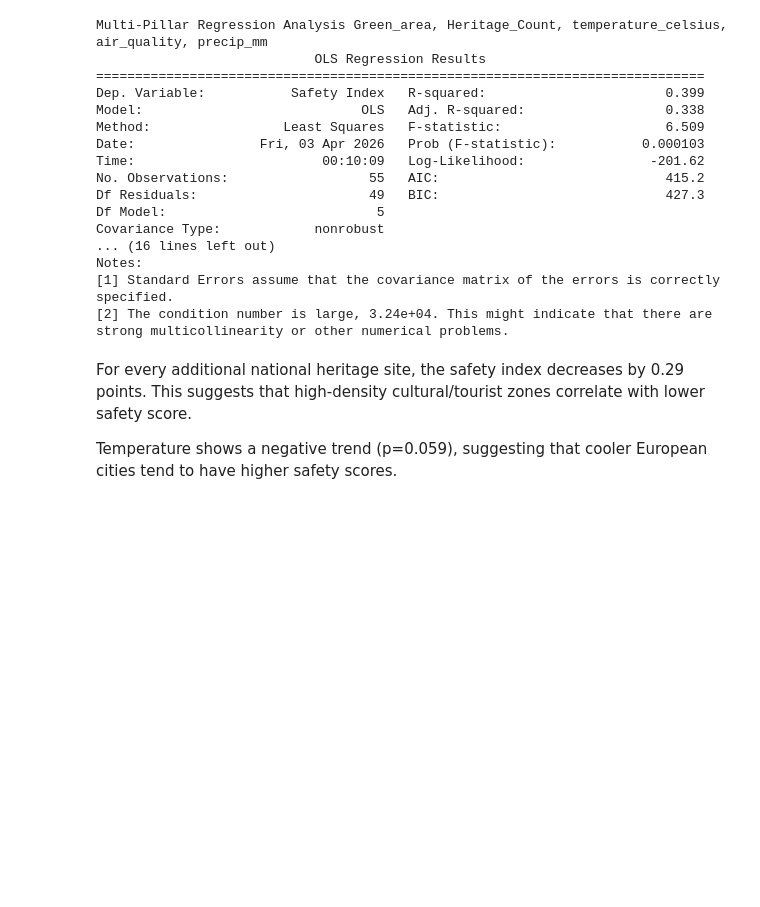
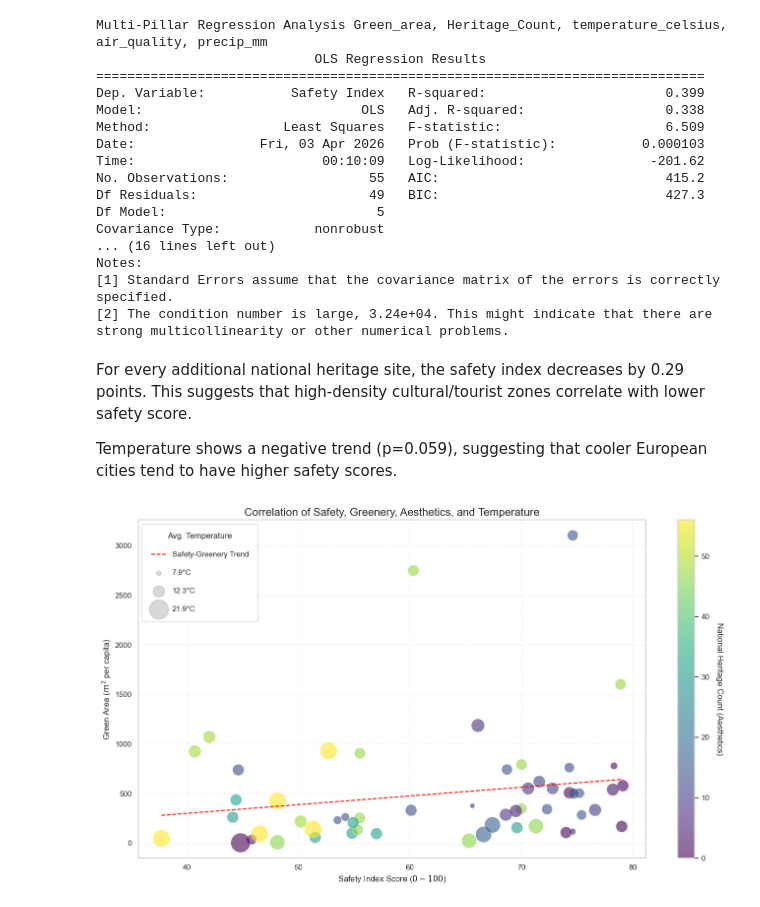
Before and after one commit to AoifeMurphy02/DAV_Specification_Index_Generation_and_Visualization, a Jupyter notebook: HGW_Index.ipynb, the cells around one changed output. Cells and saved outputs as stored; diff of their text form; code cells hidden in the pictures; blank space fills up the shorter version.

Commit message:
📊 feat: upgrade index scatter plot.
 - mapping temperature to bubble size and heritage to color

```diff
--- a/HGW_Index.ipynb
+++ b/HGW_Index.ipynb
@@ -602,3 +602,45 @@ strong multicollinearity or other numerical problems.
 For every additional national heritage site, the safety index decreases by 0.29 points. This suggests that high-density cultural/tourist zones correlate with lower safety score.
 
 Temperature shows a negative trend (p=0.059), suggesting that cooler European cities tend to have higher safety scores.
+# %%
+
+x = df_europe_master['Safety Index']
+y = df_europe_master['Green_area']
+z = df_europe_master['Heritage_Count']
+w = df_europe_master['temperature_celsius']
+
+plt.figure(figsize=(14, 8))
+
+# Scale the size for the "Weather" bubbles
+# normalize the temperature to a range so they are visible
+size = ((w - w.min()) / (w.max() - w.min()) * 750) + 50
+
+# Create the 4D Scatter Bubble Plot
+# X=Safety, Y=Greenery, Color=Heritage, Size=Temperature
+scatter = plt.scatter(x, y, c=z, s=size, cmap='viridis', alpha=0.6, edgecolors='white', linewidth=0.5)
+
+# Line of Best Fit (Safety-Greenery Trend)
+stats = np.polyfit(x, y, 1)
+line_function = np.poly1d(stats)
+plt.plot(np.unique(x), line_function(np.unique(x)), color='red', linestyle='--', linewidth=1.5, label='Safety-Greenery Trend')
+
+# Colorbar for Heritage
+cbar = plt.colorbar(scatter)
+cbar.set_label('National Heritage Count (Aesthetics)', rotation=270, labelpad=20)
+
+# Add a Size Legend to explain what bubble size means
+for temp_val in [w.min(), w.median(), w.max()]:
+    plt.scatter([], [], c='gray', alpha=0.3, s=((temp_val - w.min()) / (w.max() - w.min()) * 750) + 50,
+                label=f'{temp_val:.1f}°C')
+
+plt.legend(title="Avg. Temperature", labelspacing=1.5, borderpad=1.2, loc='upper left')
+
+# Labels and Title
+plt.title("Correlation of Safety, Greenery, Aesthetics, and Temperature", fontsize=16)
+plt.xlabel("Safety Index Score ($0-100$)", fontsize=12)
+plt.ylabel("Green Area ($m^2$ per capita)", fontsize=12)
+
+plt.grid(True, linestyle=':', alpha=0.6)
+plt.tight_layout()
+# %% [output]
+[figure, added]
```
Also changed, not shown: parts of 1 cell of this notebook.
